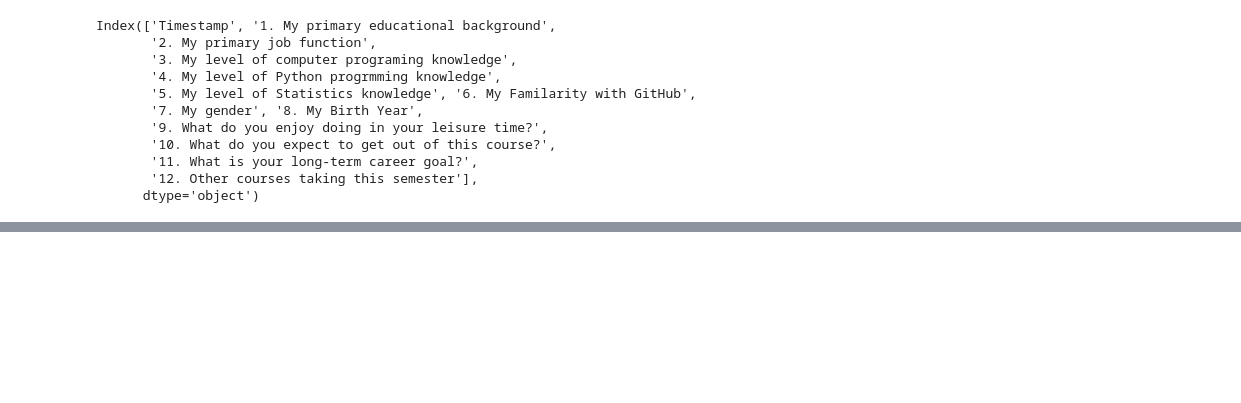
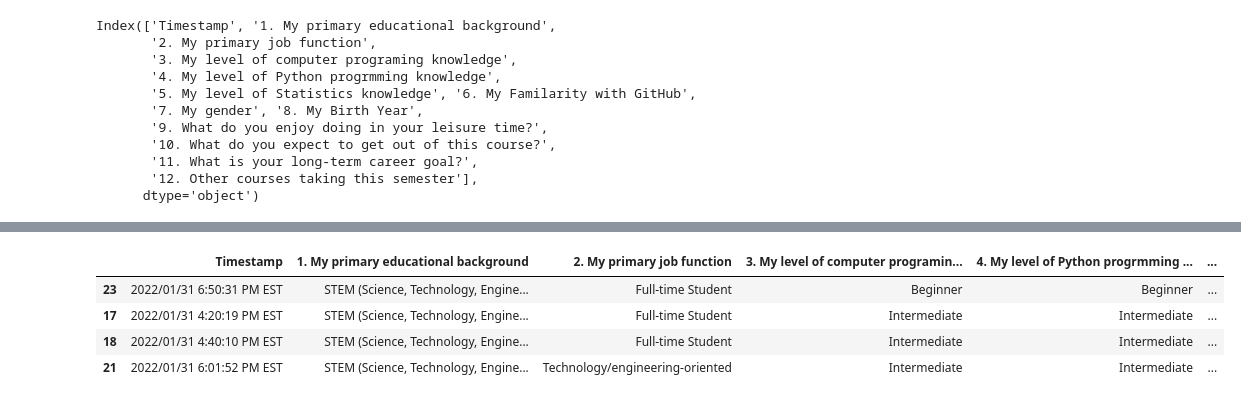
Before and after one commit to DATA-690-SPRING-2022/Sumanth1_Data690, a Jupyter notebook: Assignment_02/Assignment_02_practice.ipynb, the cells around one changed output, grey strips where cells are left out. Drawn from its saved outputs; the diff is of its cells as text; code cells hidden in the pictures; blank space fills up the shorter version.

```diff
--- a/Assignment_02/Assignment_02_practice.ipynb
+++ b/Assignment_02/Assignment_02_practice.ipynb
@@ -79,0 +82,9 @@ df.sample(3)
+# %%
+import pandas as pd
+
+import plotly.express as px
+
+DATA_URL = "https://raw.githubusercontent.com/DATA-690-SPRING-2022/WANG/main/assignment_02/survey.csv"
+# %%
+df = pd.read_csv(DATA_URL)
+df.head(26)
@@ -79,0 +109,8 @@ df.sample(3)
+# %%
+df.sample(4)
+# %% [output]
+|  | Timestamp | 1. My primary educational background | 2. My primary job function | 3. My level of computer programin... | 4. My level of Python progrmming ... | ... |
+| 23 | 2022/01/31 6:50:31 PM EST | STEM (Science, Technology, Engine... | Full-time Student | Beginner | Beginner | ... |
+| 17 | 2022/01/31 4:20:19 PM EST | STEM (Science, Technology, Engine... | Full-time Student | Intermediate | Intermediate | ... |
+| 18 | 2022/01/31 4:40:10 PM EST | STEM (Science, Technology, Engine... | Full-time Student | Intermediate | Intermediate | ... |
+| 21 | 2022/01/31 6:01:52 PM EST | STEM (Science, Technology, Engine... | Technology/engineering-oriented | Intermediate | Intermediate | ... |
```
Also changed, not shown: parts of 10 cells of this notebook.
